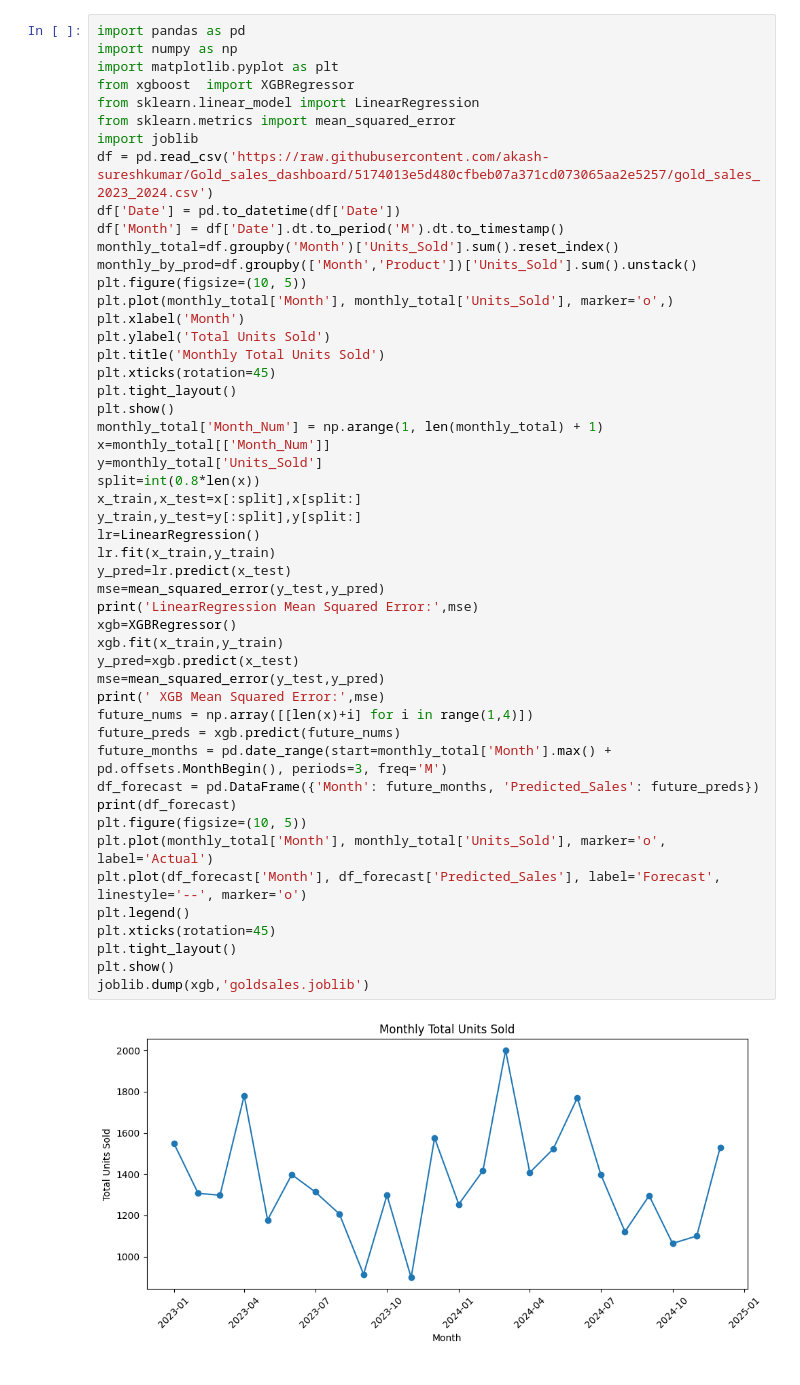
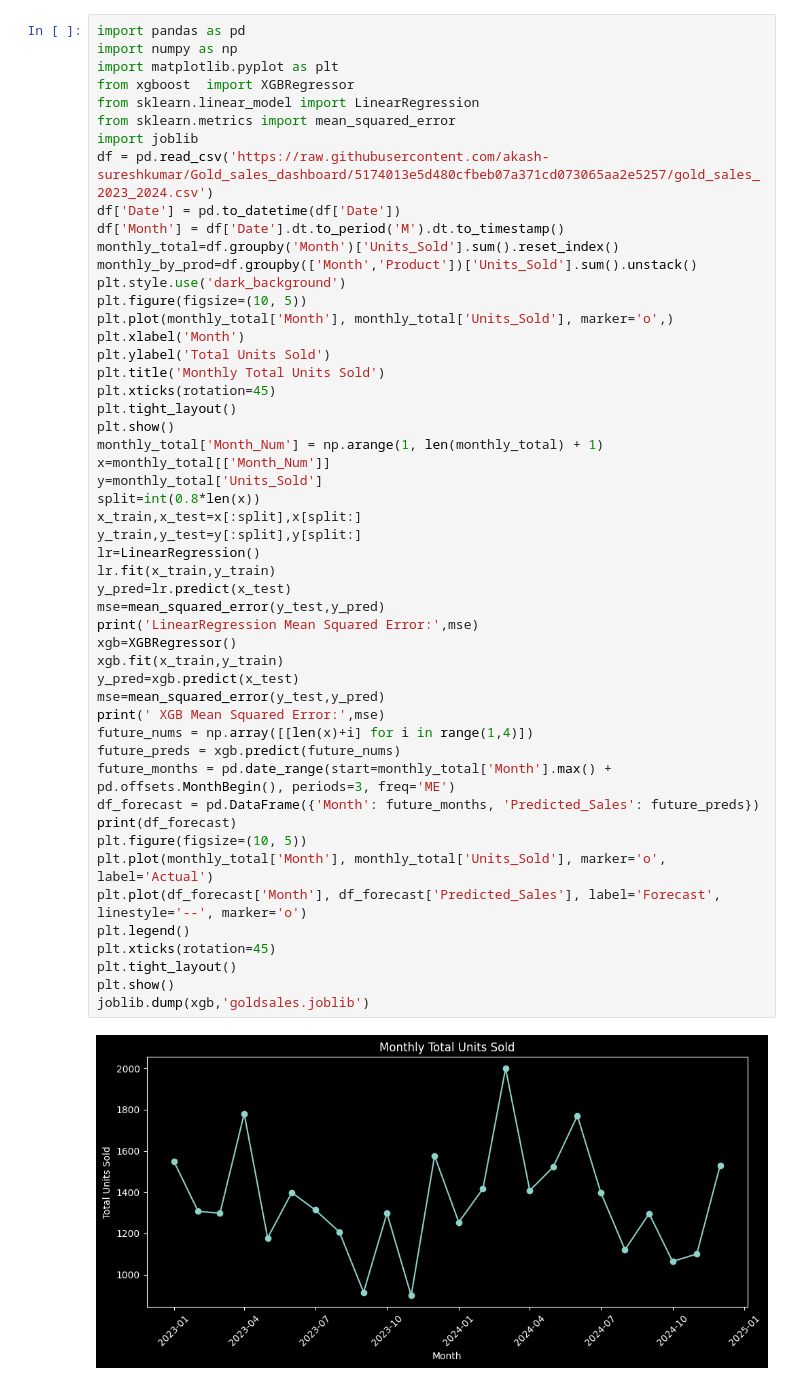
Before and after one commit to akash-sureshkumar/Gold_sales_dashboard, a Jupyter notebook: train.ipynb, the cells around one changed output. Drawn from its saved outputs; the diff is of its cells as text.

```diff
--- a/train.ipynb
+++ b/train.ipynb
@@ -13,6 +13,7 @@ df['Date'] = pd.to_datetime(df['Date'])
 df['Month'] = df['Date'].dt.to_period('M').dt.to_timestamp()
 monthly_total=df.groupby('Month')['Units_Sold'].sum().reset_index()
 monthly_by_prod=df.groupby(['Month','Product'])['Units_Sold'].sum().unstack()
+plt.style.use('dark_background')
 plt.figure(figsize=(10, 5))
 plt.plot(monthly_total['Month'], monthly_total['Units_Sold'], marker='o',)
 plt.xlabel('Month')
@@ -23,35 +24,35 @@ plt.tight_layout()
 plt.show()
 monthly_total['Month_Num'] = np.arange(1, len(monthly_total) + 1)
 x=monthly_total[['Month_Num']]
 y=monthly_total['Units_Sold']
 split=int(0.8*len(x))
 x_train,x_test=x[:split],x[split:]
 y_train,y_test=y[:split],y[split:]
 lr=LinearRegression()
 lr.fit(x_train,y_train)
 y_pred=lr.predict(x_test)
 mse=mean_squared_error(y_test,y_pred)
 print('LinearRegression Mean Squared Error:',mse)
 xgb=XGBRegressor()
 xgb.fit(x_train,y_train)
 y_pred=xgb.predict(x_test)
 mse=mean_squared_error(y_test,y_pred)
 print(' XGB Mean Squared Error:',mse)
 future_nums = np.array([[len(x)+i] for i in range(1,4)])
 future_preds = xgb.predict(future_nums)
-future_months = pd.date_range(start=monthly_total['Month'].max() + pd.offsets.MonthBegin(), periods=3, freq='M')
+future_months = pd.date_range(start=monthly_total['Month'].max() + pd.offsets.MonthBegin(), periods=3, freq='ME')
 df_forecast = pd.DataFrame({'Month': future_months, 'Predicted_Sales': future_preds})
 print(df_forecast)
 plt.figure(figsize=(10, 5))
 plt.plot(monthly_total['Month'], monthly_total['Units_Sold'], marker='o', label='Actual')
 plt.plot(df_forecast['Month'], df_forecast['Predicted_Sales'], label='Forecast', linestyle='--', marker='o')
 plt.legend()
 plt.xticks(rotation=45)
 plt.tight_layout()
 plt.show()
 joblib.dump(xgb,'goldsales.joblib')
 # %% [output]
-[figure, old version]
+[figure, new version]
 LinearRegression Mean Squared Error: 121944.53367189897
  XGB Mean Squared Error: 61336.21875
        Month  Predicted_Sales
```
Also changed, not shown: parts of 1 cell of this notebook.
